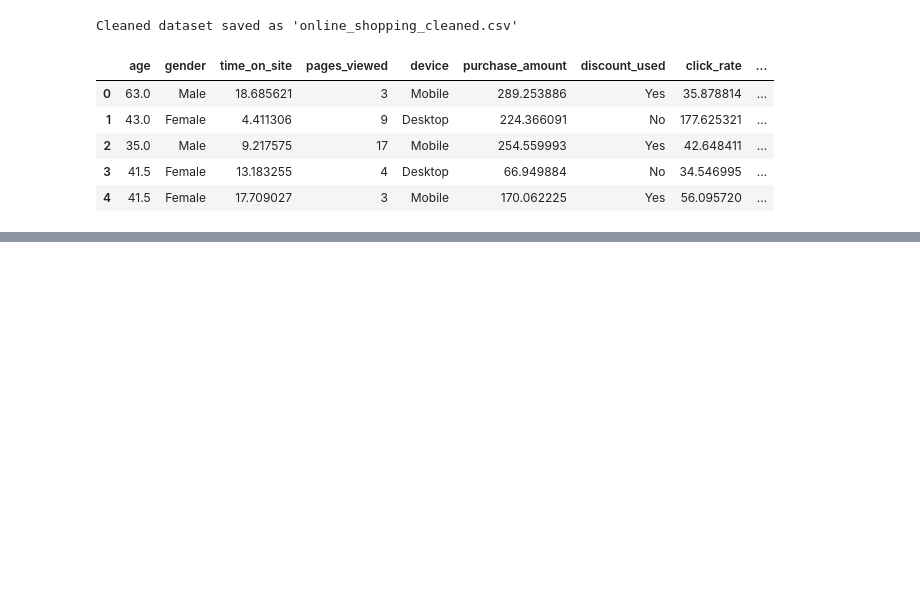
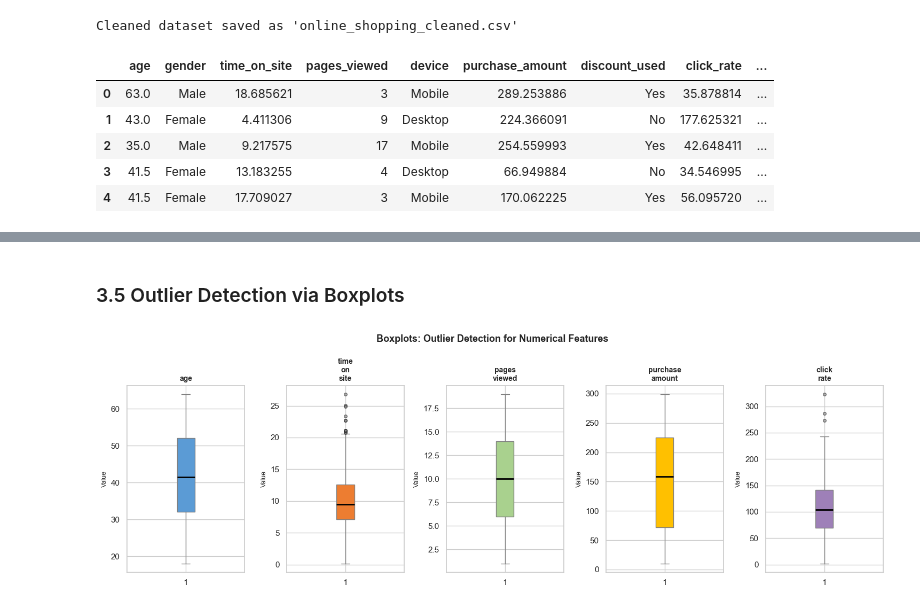
Before and after one commit to janajawabreh267/Data_Science_Project, a Jupyter notebook: notebooks/analysis.ipynb, the cells around one changed output, grey strips where cells are left out. Cells and saved outputs as stored; diff of their text form; code cells hidden in the pictures; blank space fills up the shorter version.

```diff
--- a/notebooks/analysis.ipynb
+++ b/notebooks/analysis.ipynb
@@ -246,0 +324,19 @@ Cleaned dataset saved as 'online_shopping_cleaned.csv'
+# %% [markdown]
+### 3.5 Outlier Detection via Boxplots
+# %%
+num_plot = ['age', 'time_on_site', 'pages_viewed', 'purchase_amount', 'click_rate']
+fig, axes = plt.subplots(1, 5, figsize=(15, 5))
+colors = ['#5b9bd5','#ed7d31','#a9d18e','#ffc000','#9e80b8']
+for ax, col, color in zip(axes, num_plot, colors):
+    ax.boxplot(df_clean[col], patch_artist=True,
+               boxprops=dict(facecolor=color, color='gray'),
+               medianprops=dict(color='black', linewidth=2),
+               whiskerprops=dict(color='gray'), capprops=dict(color='gray'),
+               flierprops=dict(marker='o', markersize=4, markerfacecolor='gray', alpha=0.5))
+    ax.set_title(col.replace('_','\n'), fontsize=10, fontweight='bold')
+    ax.set_ylabel('Value', fontsize=9)
+fig.suptitle('Boxplots: Outlier Detection for Numerical Features', fontsize=13, fontweight='bold')
+plt.tight_layout()
+plt.show()
+# %% [output]
+[figure, added]
```
Also changed, not shown: parts of 18 cells of this notebook.
